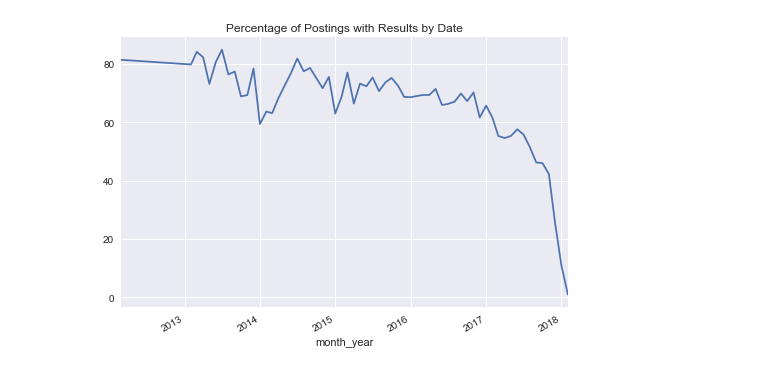
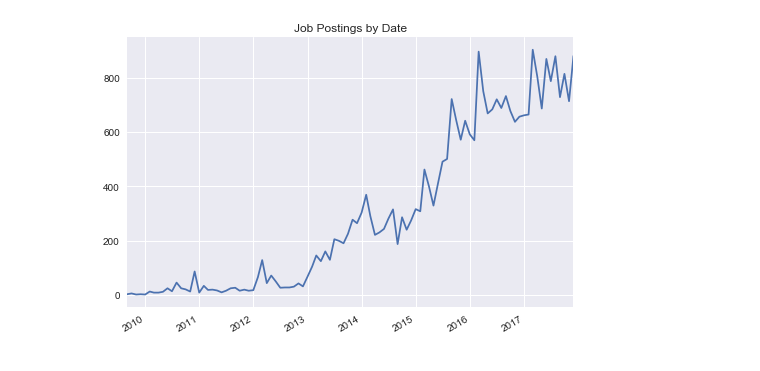
Before and after one commit to Dominiquo/public_employment, a Jupyter notebook: view_graphs.ipynb, the cells around one changed output. Cells and saved outputs as stored; diff of their text form; code cells hidden in the pictures.

Commit message:
added plots and some exception statements changed

```diff
--- a/view_graphs.ipynb
+++ b/view_graphs.ipynb
@@ -94,4 +15,0 @@ produce_results.results_by_month_plot(df)
-# %%
-produce_results.results_by_date_plot(df)
-# %% [output]
-[figure, removed]
@@ -97,0 +18,4 @@ produce_results.results_by_date_plot(df)
+# %%
+produce_results.job_dist_by_date_plot(dataframe)
+# %% [output]
+[figure, added]
```
Also changed, not shown: parts of 48 cells of this notebook, 5 other files.
